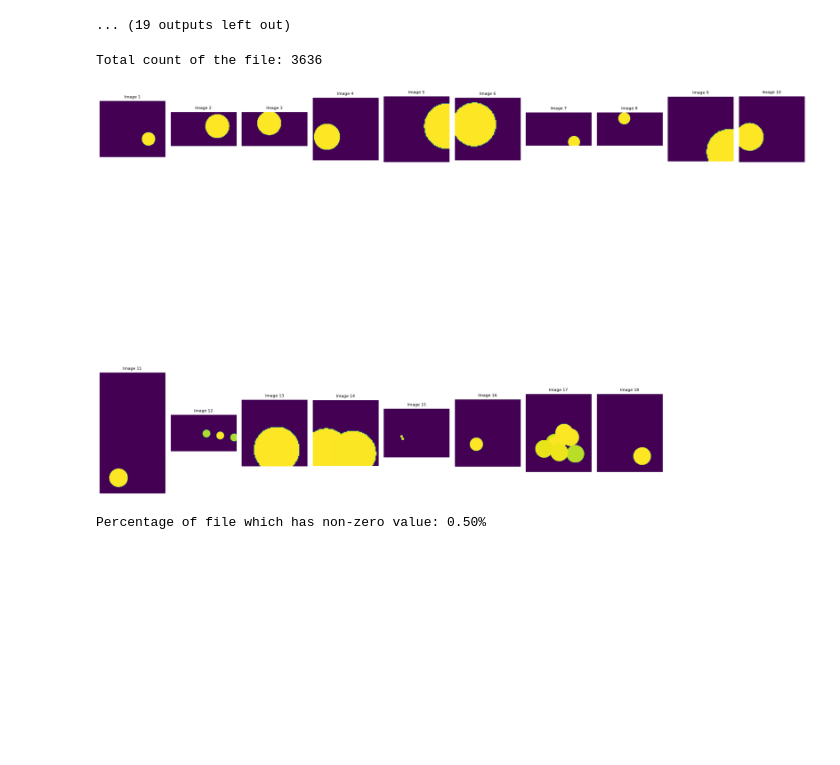
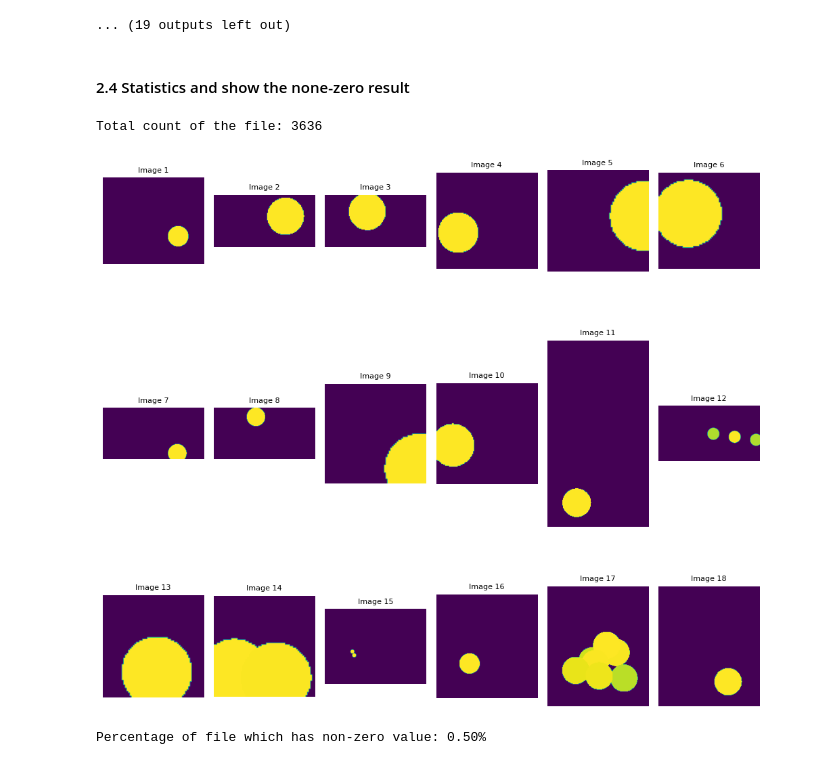
Before and after one commit to wayne-xyz/GoogleEarthEngineTask, a Jupyter notebook: Tif_ML/prep_t.ipynb, the cells around one changed output. Cells and saved outputs as stored; diff of their text form; code cells hidden in the pictures; blank space fills up the shorter version.

```diff
--- a/Tif_ML/prep_t.ipynb
+++ b/Tif_ML/prep_t.ipynb
@@ -627,37 +668,39 @@ Processing: 1585-2024-03-nicfi.tif
 
   buffered_points['geometry'] = buffered_points.geometry.buffer(buffer_radius)
 ... (19 outputs left out)
+# %% [markdown]
+#### 2.4 Statistics and show the none-zero result
 # %%
 # statistics of the result
 target_folder_path = r'G:\GithubProject\GoogleEarthEngineTask\Tif_ML\dev_test_target'
 
 # check the total count of the file
 total_count = 0
 for file in os.listdir(target_folder_path):
     total_count += 1
 
 print(f"Total count of the file: {total_count}")
 
 # Initialize counters
 nonzero_count = 0
 total_count = len(os.listdir(target_folder_path))
 
 # Collect valid files and count them
 valid_files = []
 for file in os.listdir(target_folder_path):
     file_path = os.path.join(target_folder_path, file)
     if np.count_nonzero(rasterio.open(file_path).read(1)) > 0:
         valid_files.append(file_path)
         nonzero_count += 1
 
 # Plot all valid files in a grid
-plot_tif_grid(valid_files, n_cols=10, figsize=(20, 20))
+plot_tif_grid(valid_files, n_cols=6, figsize=(10, 10))
 plt.show()
 
 # Calculate and display the percentage
 percentage = (nonzero_count / total_count) * 100
 print(f"Percentage of file which has non-zero value: {percentage:.2f}%")
 # %% [output]
 Total count of the file: 3636
-[figure, old version]
+[figure, new version]
 Percentage of file which has non-zero value: 0.50%
```
Also changed, not shown: parts of 8 cells of this notebook, 2 other files.
